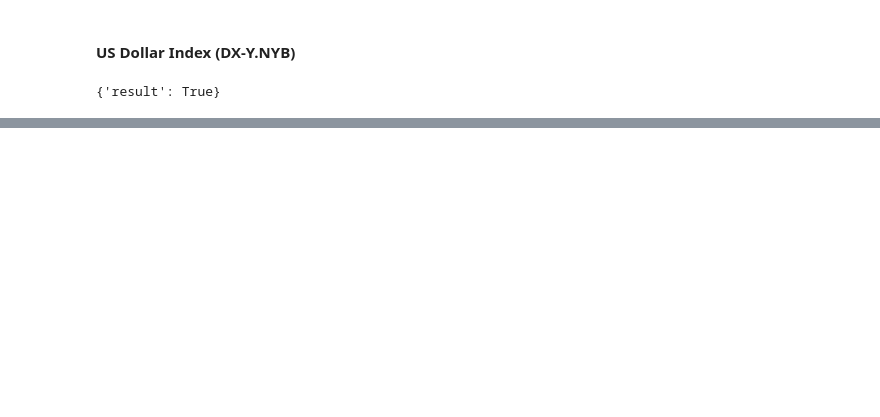
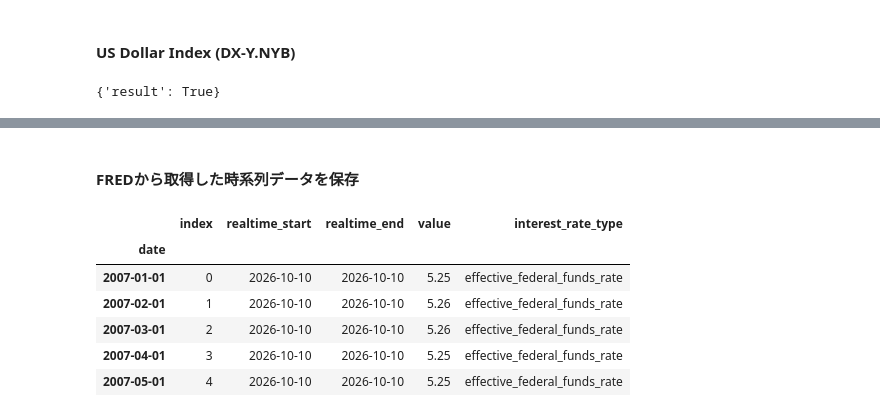
Before and after one commit to nekonabesan/stock_market_analysis, a Jupyter notebook: notebook/finance_20261001.ipynb, the cells around one changed output, grey strips where cells are left out. Cells and saved outputs as stored; diff of their text form; code cells hidden in the pictures; blank space fills up the shorter version.

```diff
--- a/notebook/finance_20261001.ipynb
+++ b/notebook/finance_20261001.ipynb
@@ -210,0 +206,22 @@ dxy_df.head()
+# %% [markdown]
+#### FREDから取得した時系列データを保存
+# %%
+output_dir = Path("/workspace/data/")
+output_dir.mkdir(parents=True, exist_ok=True)
+output_path = output_dir / f"FRED_data_{dt.datetime.now().strftime('%Y-%m-%d')}.csv"
+
+df = us_treasury_df.copy()
+df = df.reset_index()
+df["date"] = pd.to_datetime(df["date"])
+df = df.set_index("date")
+#df = df.loc['2026-01-01':end]
+df.to_csv(output_path)
+df.head()
+# %% [output]
+|  | index | realtime_start | realtime_end | value | interest_rate_type |
+| date |  |  |  |  |  |
+| 2007-01-01 | 0 | 2026-10-10 | 2026-10-10 | 5.25 | effective_federal_funds_rate |
+| 2007-02-01 | 1 | 2026-10-10 | 2026-10-10 | 5.26 | effective_federal_funds_rate |
+| 2007-03-01 | 2 | 2026-10-10 | 2026-10-10 | 5.26 | effective_federal_funds_rate |
+| 2007-04-01 | 3 | 2026-10-10 | 2026-10-10 | 5.25 | effective_federal_funds_rate |
+| 2007-05-01 | 4 | 2026-10-10 | 2026-10-10 | 5.25 | effective_federal_funds_rate |
```
Also changed, not shown: parts of 6 cells of this notebook, 22 other files.
